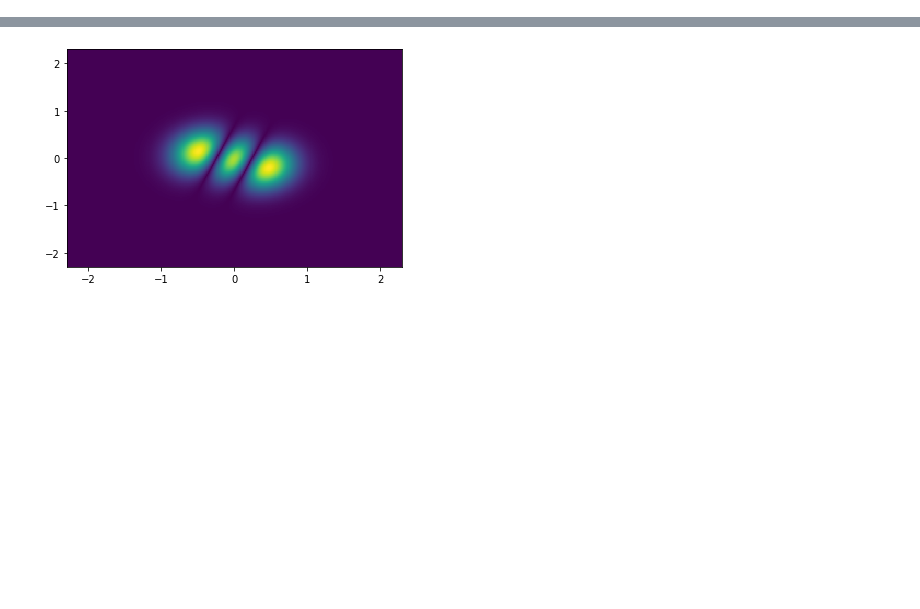
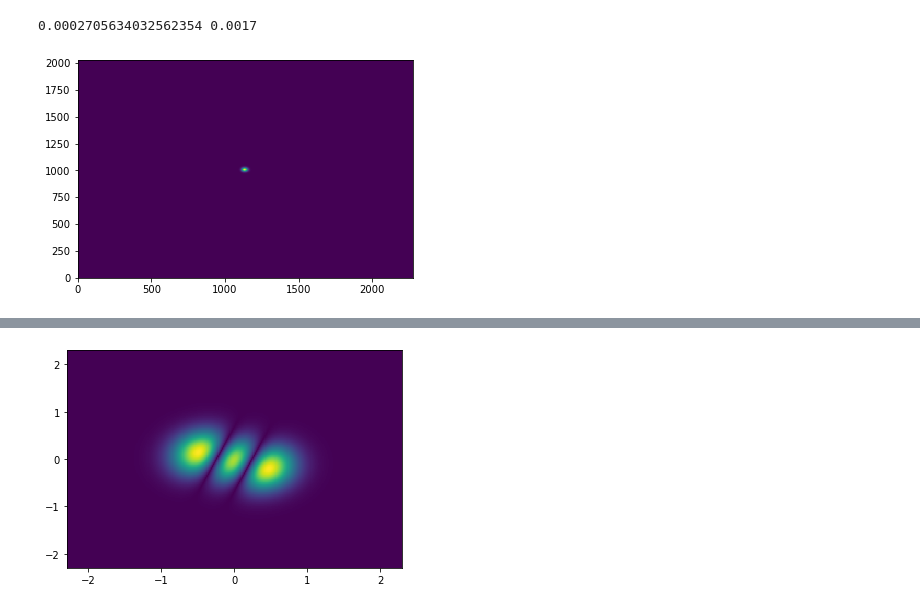
Before and after one commit to henhen724/GS_algorithm, a Jupyter notebook: localOnlyGS.ipynb, the cells around one changed output, grey strips where cells are left out. Saved outputs shown, nothing was run; the diff lists cells and outputs as text; code cells hidden in the pictures; blank space fills up the shorter version.

```diff
--- a/localOnlyGS.ipynb
+++ b/localOnlyGS.ipynb
@@ -16,10 +16,16 @@ def cropped_fft(a, shape):
     axis1crop = (a.shape[1] - shape[1])//2
     return rslt[axis0crop:a.shape[0]-axis0crop, axis1crop:a.shape[1]-axis1crop]
 
+def padded_ifft(a, shape):
+    axis0pad = (shape[0] - a.shape[0])//2
+    axis1pad = (shape[1] - a.shape[1])//2
+    a_padded = xp.pad(a, ((axis0pad,axis0pad), (axis1pad,axis1pad)), 'constant')
+    return fftshift(ifftn(ifftshift(a_padded)))
+
 def one_step_of_GS(cur_pos, measured_pos, measured_mom_mag, GS_amp_mask, GS_phase_mask, kspace_scaling, pspace_unit_area):
     cur_mom = cropped_fft(cur_pos, measured_mom_mag.shape)*kspace_scaling
     next_mom = xp.abs(measured_mom_mag)*xp.exp(1j * xp.angle(cur_mom))
-    next_pos_unscaled = fftshift(ifftn(next_mom, s=measured_pos.shape))/kspace_scaling
+    next_pos_unscaled = padded_ifft(next_mom, measured_pos.shape)/kspace_scaling
     in_area_power= xp.sum(xp.square(GS_amp_mask*xp.abs(measured_pos)))*pspace_unit_area
     out_area_power = xp.sum(xp.square(xp.invert(GS_amp_mask)*xp.abs(next_pos_unscaled)))*pspace_unit_area
     # print(f"{in_area_power=},{out_area_power=}")
@@ -89,4 +95,51 @@ def hermite_gauss_mode(x, y, spot_size, radius_of_curve, k, guoy_phase, n, m):
 def top_hat(x,y,max_radius):
     radius = xp.square(x) + xp.square(y)
     return 1/(xp.sqrt(2*xp.pi)*max_radius)*xp.piecewise(radius, [radius < max_radius, radius >= max_radius], [1, 0])
+# %%
+
+xdim_mom=1272
+ydim_mom=1024
+xdim_pos=2272
+ydim_pos=2024
+delta_k_x = 0.0017 # micro meter^-1/per_pixel
+delta_k_y = 0.0017
+diststepX = 2*xp.pi/(xdim_pos*delta_k_x)
+diststepY = 2*xp.pi/(ydim_pos*delta_k_y)
+kspace_unit_area = delta_k_x*delta_k_y
+px = fftfreq(xdim_pos, diststepX)
+py = fftfreq(ydim_pos, diststepY)
+rangeMinX = -diststepX*xdim_pos/2
+rangeMaxX = diststepX*xdim_pos/2
+rangeMinY = -diststepY*ydim_pos/2
+rangeMaxY = diststepY*ydim_pos/2
+kspace_scaling = diststepY*diststepX/(2*xp.pi)*xp.sqrt(xdim_mom/xdim_pos*ydim_mom/ydim_pos)
+pspace_unit_area = diststepY*diststepX
+x = xp.linspace(rangeMinX, rangeMaxX, xdim_pos)
+y = xp.linspace(rangeMinY, rangeMaxY, ydim_pos)
+
+X, Y = xp.meshgrid(x,y)
+Xcpu, Ycpu = X.get(), Y.get()
+Px, Py = xp.meshgrid(px, py)
+axisXcrop = (xdim_pos - xdim_mom)//2
+axisYcrop = (ydim_pos - ydim_mom)//2
+# print(axisYcrop, ydim_mom + axisYcrop, axisXcrop, xdim_mom + axisXcrop)
+# print(Px_sorted.shape, (ydim_mom, xdim_mom))
+Px_sorted, Py_sorted = fftshift(Px)[axisYcrop:(ydim_mom+axisYcrop), axisXcrop:(xdim_mom+axisXcrop)], fftshift(Py)[axisYcrop:(ydim_mom+axisYcrop), axisXcrop:(xdim_mom+axisXcrop)]
+print(Px_sorted[0,1] - Px_sorted[0,0], delta_k_x)
+assert(Px_sorted.shape == (ydim_mom, xdim_mom))
+assert(Py_sorted.shape == (ydim_mom, xdim_mom))
+Px_sorted_cpu, Py_sorted_cpu = Px_sorted.get(), Py_sorted.get()
+unnormalized_pos_amp_mag = hermite_gauss_mode(X, Y, 100.0, 1.0, 0., 0., 0, 0)
+mom_img = hermite_gauss_mode(Px_sorted, Py_sorted, 0.01, 1.0, 0., 0., 0, 0)
+# plt.pcolor(xp.real(unnormalized_pos_amp_mag).get())
+# plt.show()
+# plt.pcolor(xp.real(cropped_fft(unnormalized_pos_amp_mag, (ydim_mom, xdim_mom))).get())
+# plt.show()
+# plt.pcolor(xp.real(mom_img).get())
+# plt.show()
+plt.pcolor(xp.real(padded_ifft(mom_img, (ydim_pos, xdim_pos))).get())
+plt.show()
+# %% [output]
+0.0002705634032562354 0.0017
+[figure, added]
 # %%
```
Also changed, not shown: parts of 5 cells of this notebook, 2 other files.
